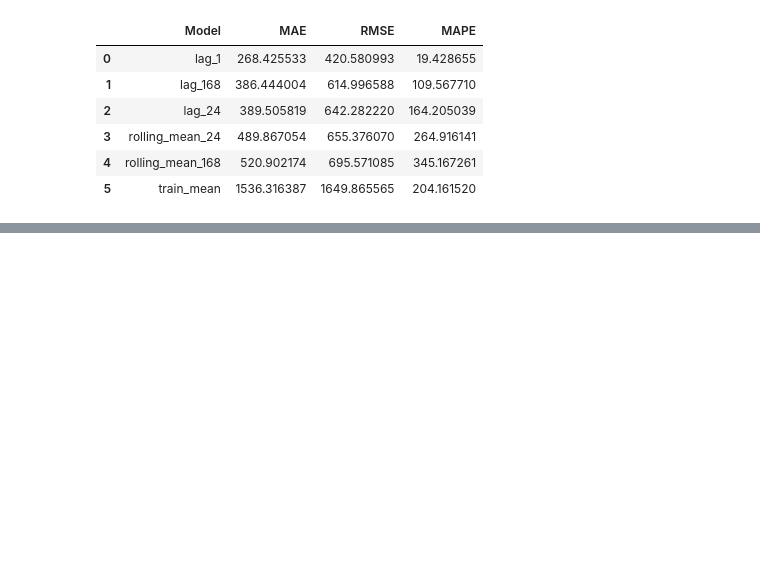
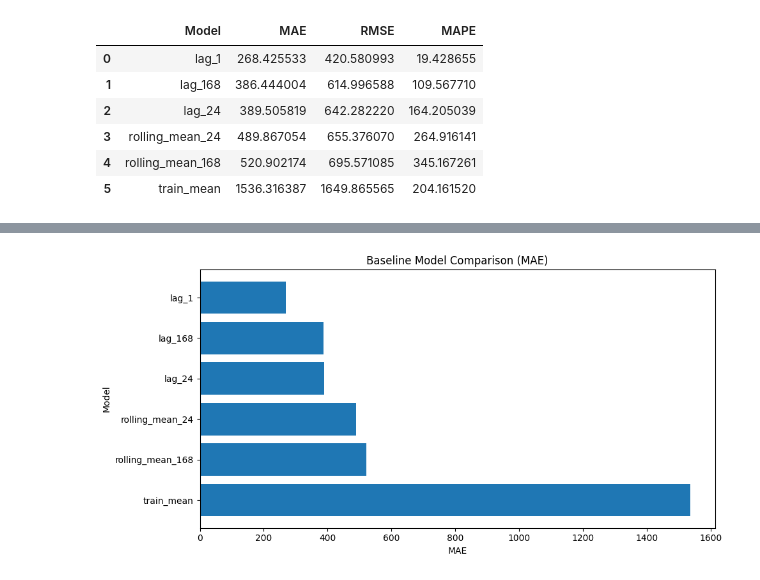
Before and after one commit to Berkeaziz/Teias_PTF_Forecast, a Jupyter notebook: notebooks/02_baseline.ipynb, the cells around one changed output, grey strips where cells are left out. Saved outputs shown, nothing was run; the diff lists cells and outputs as text; code cells hidden in the pictures; blank space fills up the shorter version.

```diff
--- a/notebooks/02_baseline.ipynb
+++ b/notebooks/02_baseline.ipynb
@@ -111,0 +141,11 @@ results_df
+# %%
+plot_results = results_df.sort_values("MAE",ascending=False)
+plt.figure(figsize=(10, 5))
+plt.barh(plot_results["Model"], plot_results["MAE"])
+plt.title("Baseline Model Comparison (MAE)")
+plt.xlabel("MAE")
+plt.ylabel("Model")
+plt.tight_layout()
+plt.show()
+# %% [output]
+[figure, added]
```
Also changed, not shown: parts of 2 cells of this notebook.
